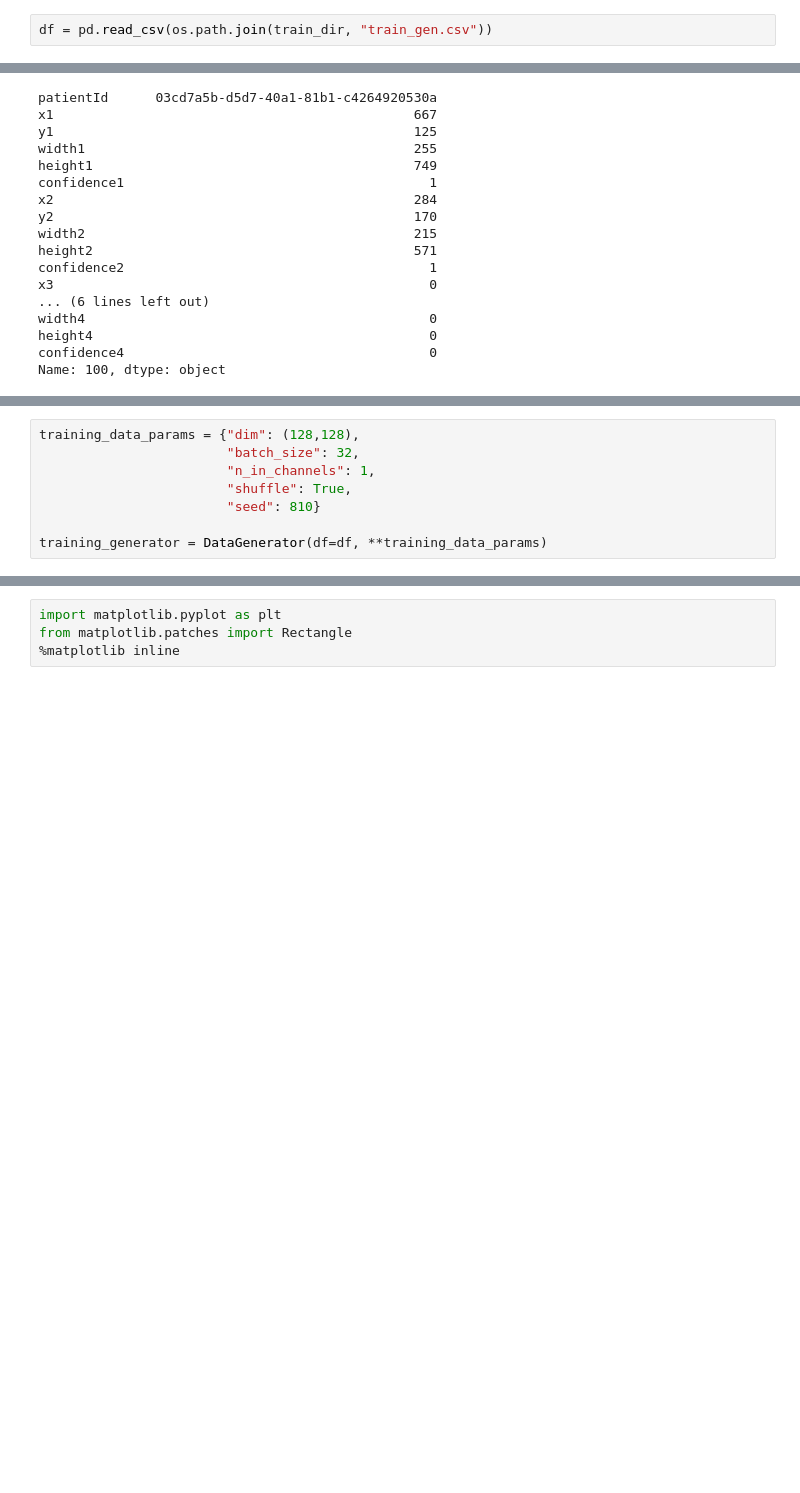
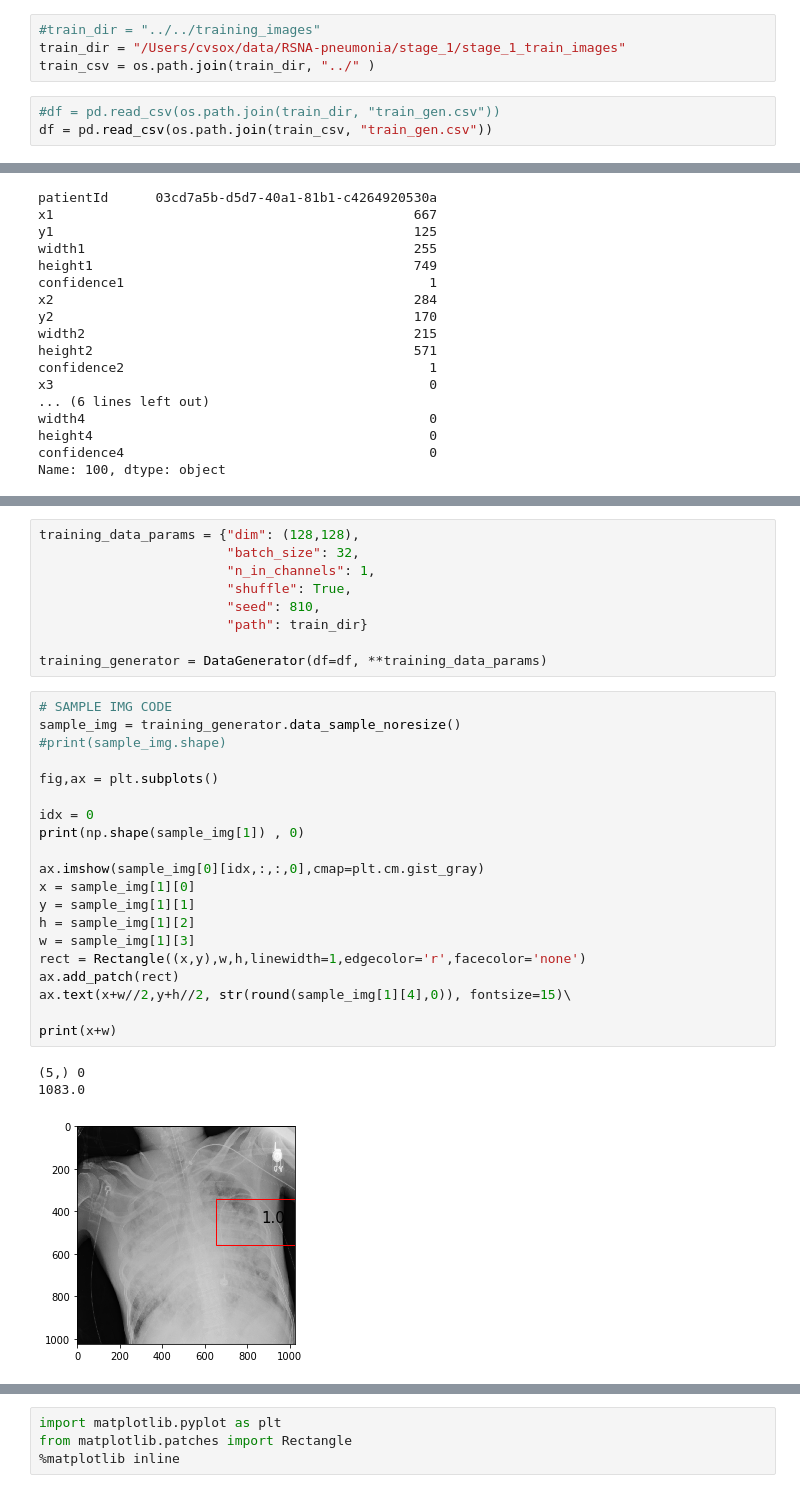
Before and after one commit to kshannon/pneumonia-cxr-detection, a Jupyter notebook: src/load_images_and_boxes.ipynb, the cells around one changed output, grey strips where cells are left out. Cells and saved outputs as stored; diff of their text form; blank space fills up the shorter version.

```diff
--- a/src/load_images_and_boxes.ipynb
+++ b/src/load_images_and_boxes.ipynb
@@ -10,5 +8,10 @@ train_dir = "../../training_images"
+# %%
+#train_dir = "../../training_images"
+train_dir = "/Users/cvsox/data/RSNA-pneumonia/stage_1/stage_1_train_images"
+train_csv = os.path.join(train_dir, "../" )
 # %%
-df = pd.read_csv(os.path.join(train_dir, "train_gen.csv"))
+#df = pd.read_csv(os.path.join(train_dir, "train_gen.csv"))
+df = pd.read_csv(os.path.join(train_csv, "train_gen.csv"))
 # %%
 df.iloc[100]
 # %% [output]
@@ -188,8 +230,33 @@ training_data_params = {"dim": (128,128),
                         "batch_size": 32,
                         "n_in_channels": 1,
                         "shuffle": True,
-                        "seed": 810}
+                        "seed": 810,
+                        "path": train_dir}
 
 training_generator = DataGenerator(df=df, **training_data_params)
+# %%
+# SAMPLE IMG CODE
+sample_img = training_generator.data_sample_noresize()
+#print(sample_img.shape)
+
+fig,ax = plt.subplots()
+
+idx = 0
+print(np.shape(sample_img[1]) , 0)
+
+ax.imshow(sample_img[0][idx,:,:,0],cmap=plt.cm.gist_gray)
+x = sample_img[1][0]
+y = sample_img[1][1]
+h = sample_img[1][2]
+w = sample_img[1][3]
+rect = Rectangle((x,y),w,h,linewidth=1,edgecolor='r',facecolor='none')
+ax.add_patch(rect)
+ax.text(x+w//2,y+h//2, str(round(sample_img[1][4],0)), fontsize=15)\
+
+print(x+w)
+# %% [output]
+(5,) 0
+1083.0
+[figure, added]
 # %%
 a = training_generator.__getitem__(1)
```
Also changed, not shown: parts of 9 cells of this notebook.
